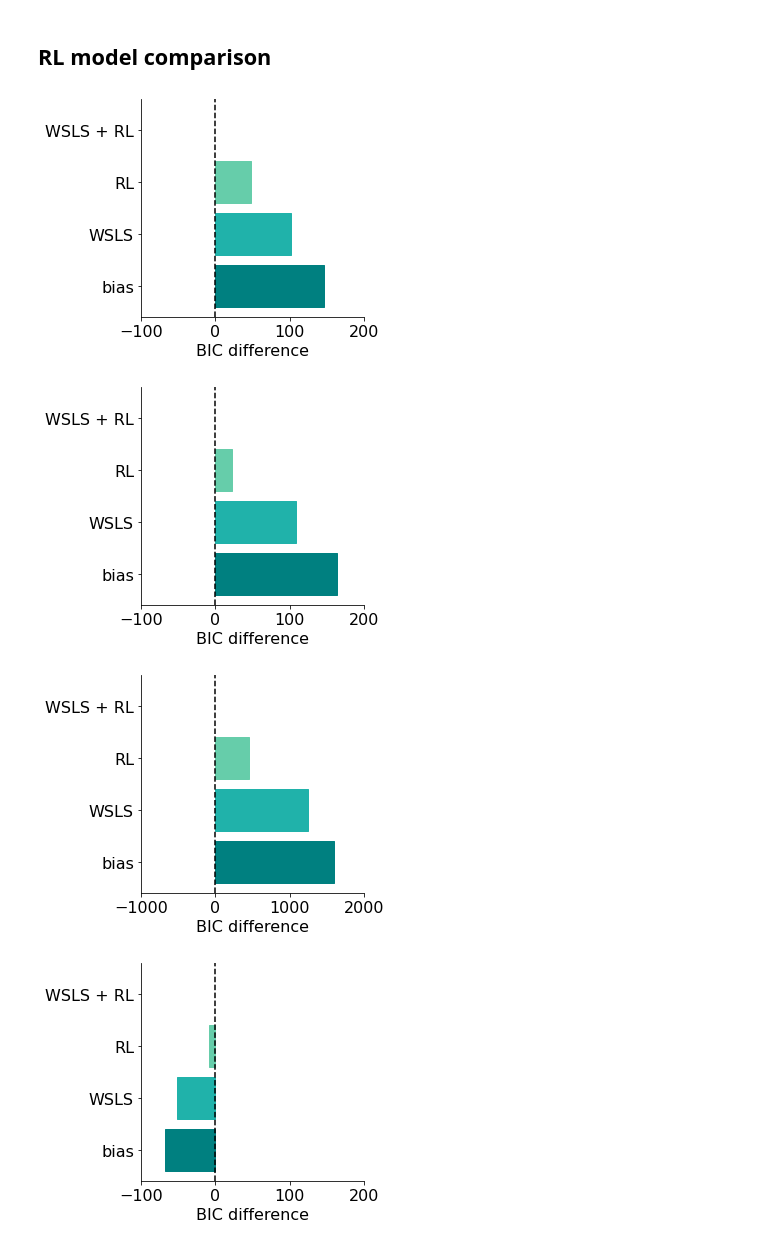
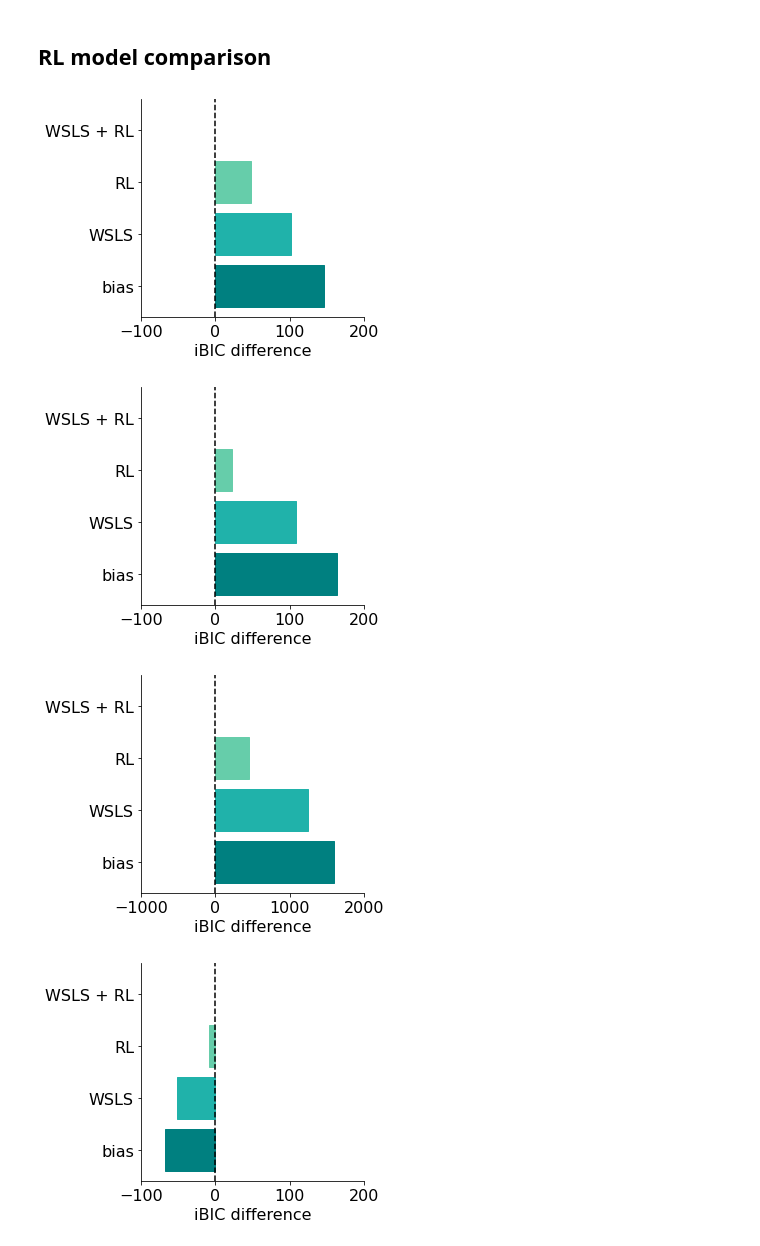
Before and after one commit to ionatankuperwajs/learning-openings, a Jupyter notebook: learning.ipynb, the cells around one changed output. Drawn from its saved outputs; the diff is of its cells as text; code cells hidden in the pictures.

```diff
--- a/learning.ipynb
+++ b/learning.ipynb
@@ -2615,26 +2615,26 @@ Text(0, 0.5, 'Number of games')
 # %%
 # Plot the BIC for the model comparison in the QG
 fig, ax = plt.subplots(figsize=(4,4))
 num_models = 4
 model_fits = np.asarray([28110.2, 28065.0, 28011.5, 27963.8])-27963.8
 
 barlist = ax.barh(range(num_models),model_fits, color='black')
 ax.set_yticks(range(num_models))
 ax.set_yticklabels(labels=['bias', 'WSLS', 'RL', 'WSLS + RL'])
-ax.set_xlabel('BIC difference')
+ax.set_xlabel('iBIC difference')
 ax.set_xlim(-100,200)
 ax.set_xticks([-100, 0, 100, 200])
 ax.spines['top'].set_visible(False)
 ax.spines['right'].set_visible(False)
 plt.axvline(x=0, color='black', linestyle='--')
 
 barlist[0].set_color('teal')
 barlist[1].set_color('lightseagreen')
 barlist[2].set_color('mediumaquamarine')
 
 # plt.savefig('model_QG.png', format='png', dpi=1000,bbox_inches = 'tight')
 # %% [output]
-[figure, old version]
+[figure, new version]
 # %%
 # Plot the BIC for the model comparison in the SD
 fig, ax = plt.subplots(figsize=(4,4))
@@ -2644,7 +2644,7 @@ model_fits = np.asarray([25150.6, 25095.8, 25009.0, 24987.2])-24987.2
 barlist = ax.barh(range(num_models),model_fits, color='lightsteelblue')
 ax.set_yticks(range(num_models))
 ax.set_yticklabels(labels=['bias', 'WSLS', 'RL', 'WSLS + RL'])
-ax.set_xlabel('BIC difference')
+ax.set_xlabel('iBIC difference')
 ax.set_xlim(-100,200)
 ax.set_xticks([-100, 0, 100, 200])
 ax.spines['top'].set_visible(False)
@@ -2657,7 +2657,7 @@ barlist[2].set_color('mediumaquamarine')
 
 # plt.savefig('model_SD.png', format='png', dpi=1000,bbox_inches = 'tight')
 # %% [output]
-[figure, old version]
+[figure, new version]
 # %%
 # Plot the BIC for the model comparison in the KK
 fig, ax = plt.subplots(figsize=(4,4))
@@ -2667,7 +2667,7 @@ model_fits = np.asarray([46145.1, 45793.7, 44996.8, 44549.1])-44549.1
 barlist = ax.barh(range(num_models),model_fits, color='lightsteelblue')
 ax.set_yticks(range(num_models))
 ax.set_yticklabels(labels=['bias', 'WSLS', 'RL', 'WSLS + RL'])
-ax.set_xlabel('BIC difference')
+ax.set_xlabel('iBIC difference')
 ax.set_xlim(-100,200)
 ax.set_xticks([-1000, 0, 1000, 2000])
 ax.spines['top'].set_visible(False)
@@ -2680,7 +2680,7 @@ barlist[2].set_color('mediumaquamarine')
 
 # plt.savefig('model_KK.png', format='png', dpi=1000,bbox_inches = 'tight')
 # %% [output]
-[figure, old version]
+[figure, new version]
 # %%
 # Plot the BIC for the model comparison in the CK
 fig, ax = plt.subplots(figsize=(4,4))
@@ -2690,7 +2690,7 @@ model_fits = np.asarray([9915.08, 9932.36, 9974.58, 9983.4])-9983.4
 barlist = ax.barh(range(num_models),model_fits, color='lightsteelblue')
 ax.set_yticks(range(num_models))
 ax.set_yticklabels(labels=['bias', 'WSLS', 'RL', 'WSLS + RL'])
-ax.set_xlabel('BIC difference')
+ax.set_xlabel('iBIC difference')
 ax.set_xlim(-100,200)
 ax.set_xticks([-100, 0, 100, 200])
 ax.spines['top'].set_visible(False)
@@ -2703,4 +2703,4 @@ barlist[2].set_color('mediumaquamarine')
 
 # plt.savefig('model_CK.png', format='png', dpi=1000,bbox_inches = 'tight')
 # %% [output]
-[figure, old version]
+[figure, new version]
```
